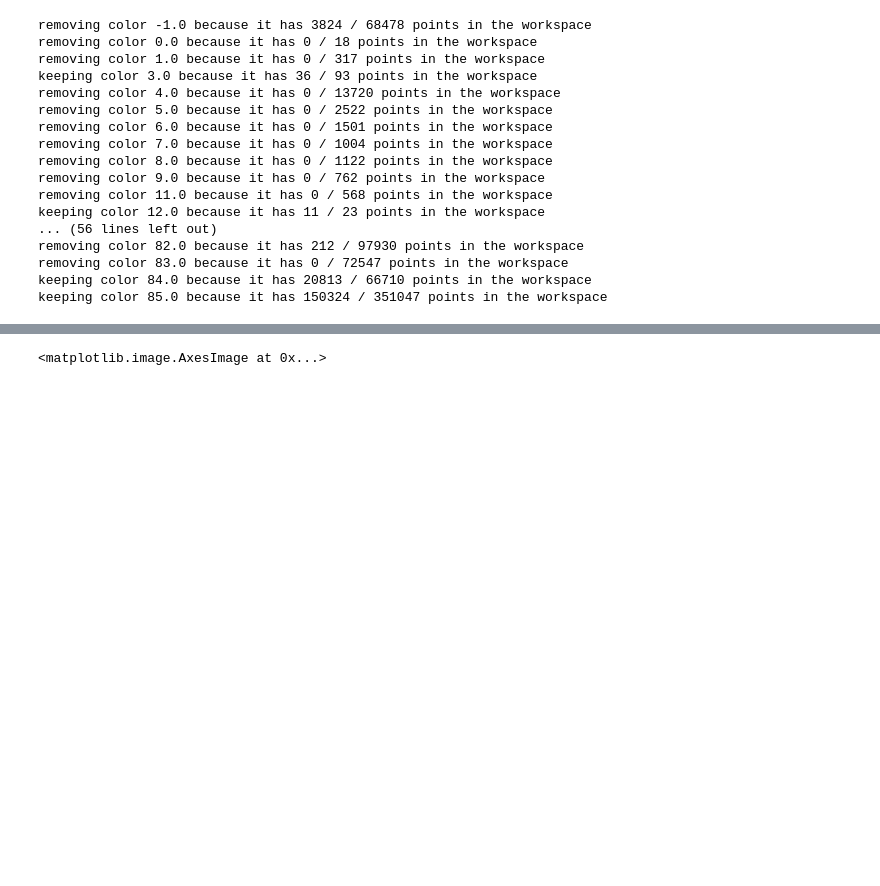
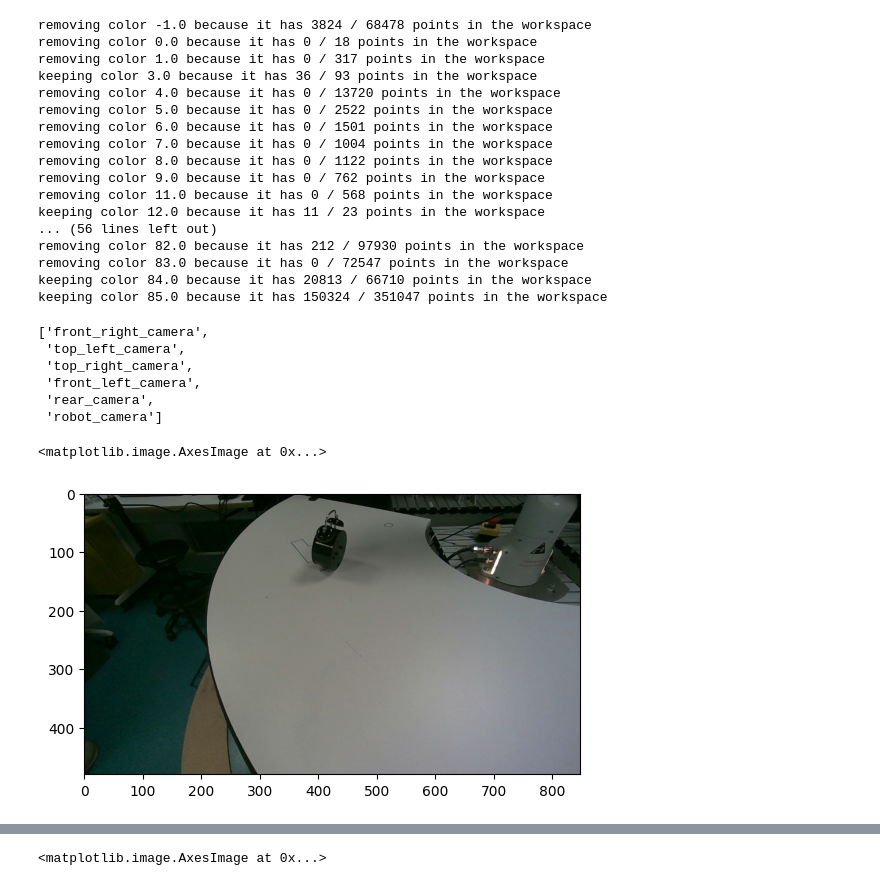
Before and after one commit to DaveLearn/SegmentAnything3D, a Jupyter notebook: scratch.ipynb, the cells around one changed output, grey strips where cells are left out. Cells and saved outputs as stored; diff of their text form; code cells hidden in the pictures; blank space fills up the shorter version.

```diff
--- a/scratch.ipynb
+++ b/scratch.ipynb
@@ -115,4 +120,18 @@ removing color 82.0 because it has 212 / 97930 points in the workspace
 removing color 83.0 because it has 0 / 72547 points in the workspace
 keeping color 84.0 because it has 20813 / 66710 points in the workspace
 keeping color 85.0 because it has 150324 / 351047 points in the workspace
+# %%
+[f.name for f in obs.frames]
+# %% [output]
+['front_right_camera',
+ 'top_left_camera',
+ 'top_right_camera',
+ 'front_left_camera',
+ 'rear_camera',
+ 'robot_camera']
+# %%
+plt.imshow(obs.frames[0].color)
+# %% [output]
+<matplotlib.image.AxesImage at 0x...>
+[figure, added]
 # %%
```
Also changed, not shown: parts of 13 cells of this notebook.
